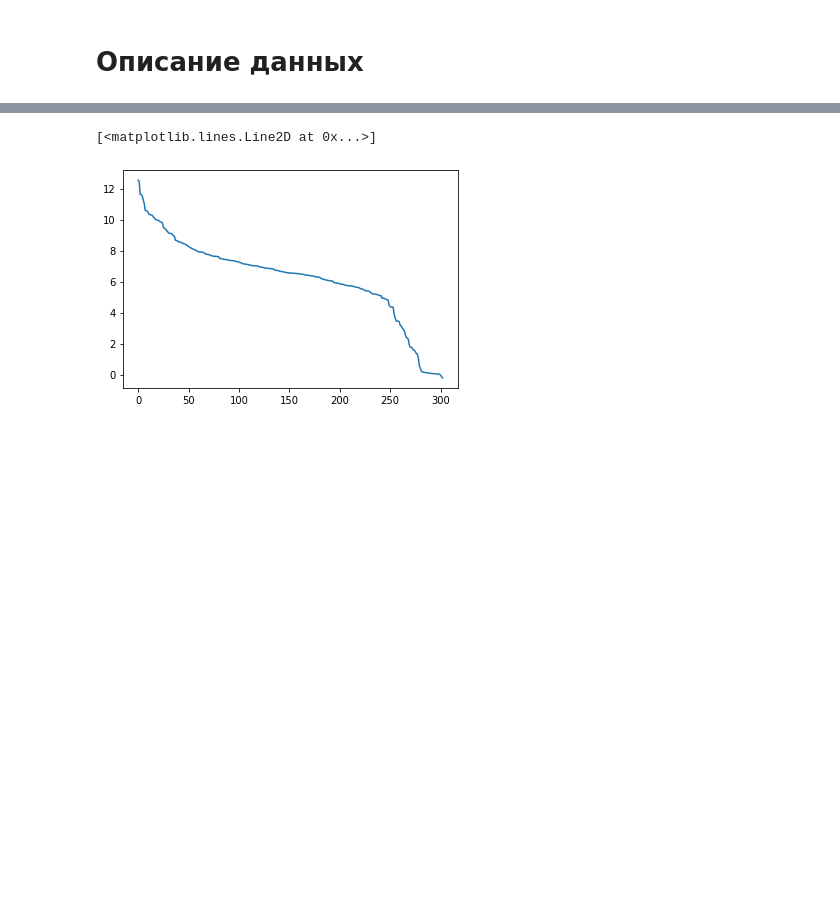
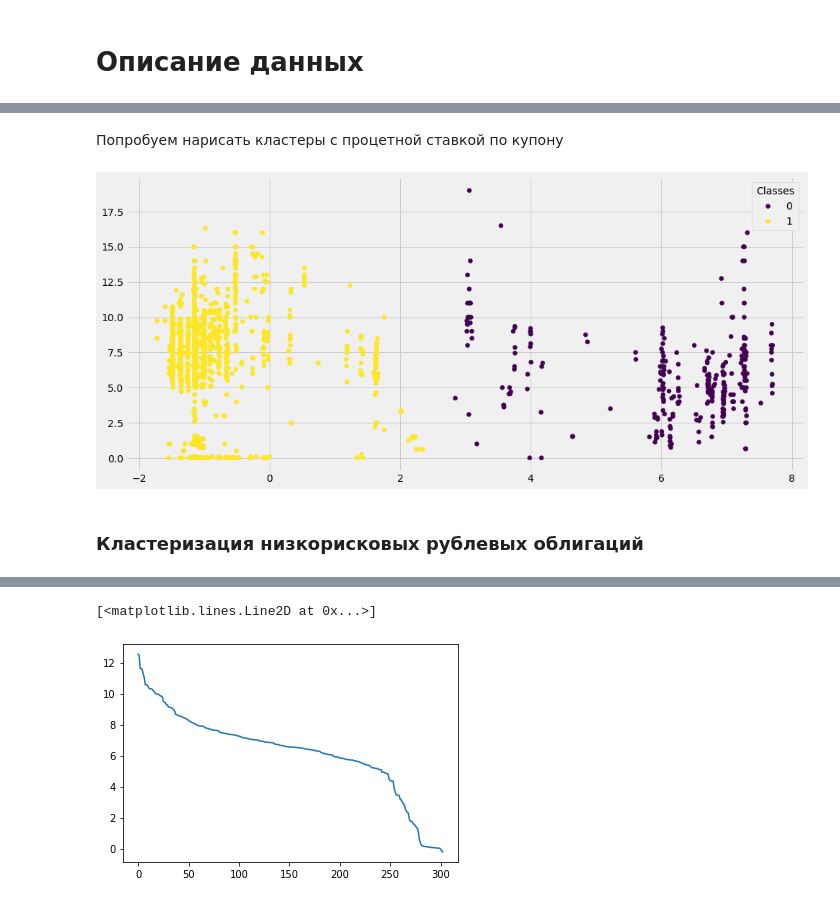
Before and after one commit to buxkirill/reboot_DA, a Jupyter notebook: final_project/final_project.ipynb, the cells around one changed output, grey strips where cells are left out. Saved outputs shown, nothing was run; the diff lists cells and outputs as text; code cells hidden in the pictures; blank space fills up the shorter version.

```diff
--- a/final_project/final_project.ipynb
+++ b/final_project/final_project.ipynb
@@ -234,0 +362,19 @@ dtype: int64
+# %% [markdown]
+Попробуем нарисать кластеры с процетной ставкой по купону
+# %%
+pca = PCA(n_components=1)
+pca.fit(scaled_features)
+X = pca.transform(scaled_features)
+
+
+fig, ax = plt.subplots(figsize=(15,7))
+
+scatter = ax.scatter(X, clustering_df.COUPONPERCENT, c=kmeans.labels_)
+legend1 = ax.legend(*scatter.legend_elements(),
+                    loc="best", title="Classes")
+ax.add_artist(legend1)
+plt.show()
+# %% [output]
+[figure, added]
+# %% [markdown]
+### Кластеризация низкорисковых рублевых облигаций
```
Also changed, not shown: parts of 43 cells of this notebook.
